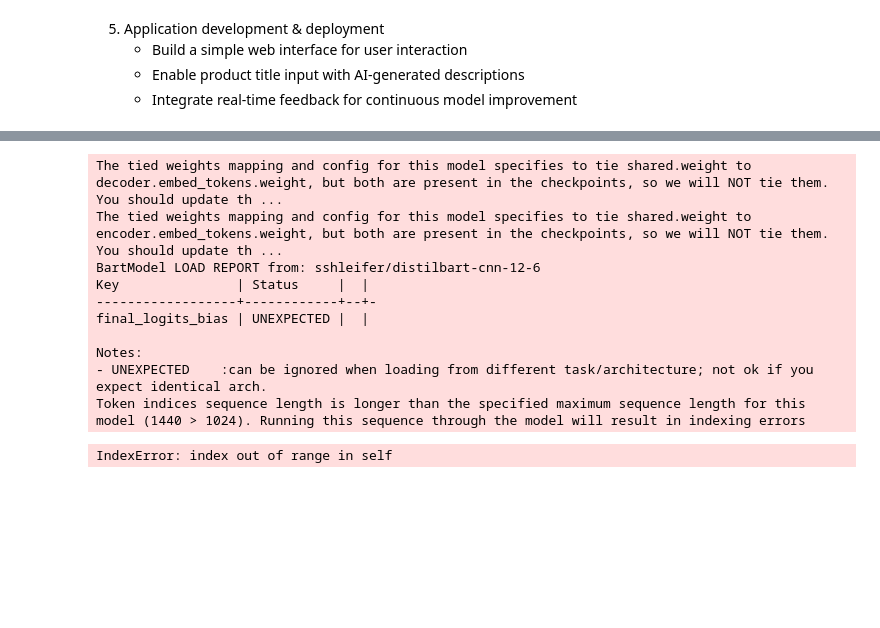
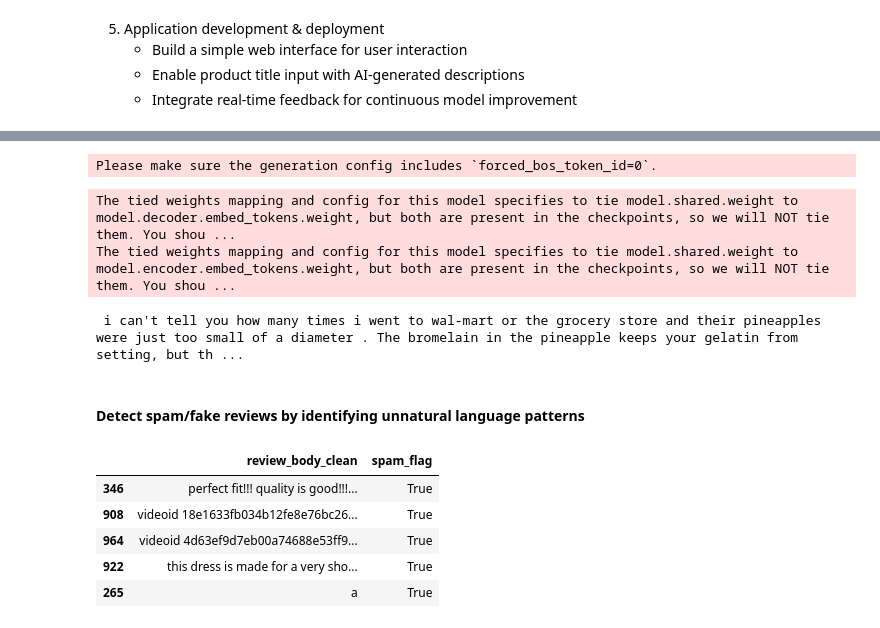
Before and after one commit to skmani122/Python, a Jupyter notebook: FinalCapstone1.ipynb, the cells around one changed output, grey strips where cells are left out. Saved outputs shown, nothing was run; the diff lists cells and outputs as text; code cells hidden in the pictures; blank space fills up the shorter version.

```diff
--- a/FinalCapstone1.ipynb
+++ b/FinalCapstone1.ipynb
@@ -1268,20 +1232,38 @@ demo.launch()
 [interactive output not drawn]
 # %%
 # Summarization with transformers (if installed)
-from transformers import pipeline
-summarizer = pipeline('feature-extraction', model='sshleifer/distilbart-cnn-12-6')
+tokenizer_sum = AutoTokenizer.from_pretrained('sshleifer/distilbart-cnn-12-6')
+model_sum = AutoModelForSeq2SeqLM.from_pretrained('sshleifer/distilbart-cnn-12-6')
 sample_text = ' '.join(df['review_body_clean'].dropna().astype(str).head(20).tolist())
-summary_output = summarizer(sample_text, max_length=120, min_length=40, do_sample=False)
-print(summary_output[0]['summary_text'])
+
+inputs = tokenizer_sum([sample_text], max_length=1024, return_tensors='pt', truncation=True)
+summary_ids = model_sum.generate(inputs['input_ids'], num_beams=4, max_length=120, min_length=40, early_stopping=True)
+summary_text = tokenizer_sum.decode(summary_ids[0], skip_special_tokens=True)
+print(summary_text)
 # %% [output]
-The tied weights mapping and config for this model specifies to tie shared.weight to decoder.embed_tokens.weight, but both are present in the checkpoints, so we will NOT tie them. You should update th ...
-The tied weights mapping and config for this model specifies to tie shared.weight to encoder.embed_tokens.weight, but both are present in the checkpoints, so we will NOT tie them. You should update th ...
-BartModel LOAD REPORT from: sshleifer/distilbart-cnn-12-6
-Key               | Status     |  |
-------------------+------------+--+-
-final_logits_bias | UNEXPECTED |  |
-
-Notes:
-- UNEXPECTED    :can be ignored when loading from different task/architecture; not ok if you expect identical arch.
-Token indices sequence length is longer than the specified maximum sequence length for this model (1440 > 1024). Running this sequence through the model will result in indexing errors
+Please make sure the generation config includes `forced_bos_token_id=0`.
-IndexError: index out of range in self
+The tied weights mapping and config for this model specifies to tie model.shared.weight to model.decoder.embed_tokens.weight, but both are present in the checkpoints, so we will NOT tie them. You shou ...
+The tied weights mapping and config for this model specifies to tie model.shared.weight to model.encoder.embed_tokens.weight, but both are present in the checkpoints, so we will NOT tie them. You shou ...
+ i can't tell you how many times i went to wal-mart or the grocery store and their pineapples were just too small of a diameter . The bromelain in the pineapple keeps your gelatin from setting, but th ...
+# %% [markdown]
+#### Detect spam/fake reviews by identifying unnatural language patterns
+# %%
+# Simple rule-based model, you should adjust this
+spam_rules = {
+    'excessive_uppercase': df['review_body_clean'].str.count(r'[A-Z]').div(df['review_body_clean'].str.len().clip(lower=1)) > 0.5,
+    'many_exclamations': df['review_body_clean'].str.count(r'!') > 5,
+    'short_reviews': df['review_length'] < 3,
+}
+df['spam_flag'] = False
+for k, mask in spam_rules.items():
+    df['spam_flag'] |= mask.fillna(False)
+
+# show first 5 rows with review_body_clean where spam_flag is True
+df[df['spam_flag']][['review_body_clean','spam_flag']].head(5)
+# %% [output]
+|  | review_body_clean | spam_flag |
+| 346 | perfect fit!!! quality is good!!!... | True |
+| 908 | videoid 18e1633fb034b12fe8e76bc26... | True |
+| 964 | videoid 4d63ef9d7eb00a74688e53ff9... | True |
+| 922 | this dress is made for a very sho... | True |
+| 265 | a | True |
```
Also changed, not shown: parts of 16 cells of this notebook.
